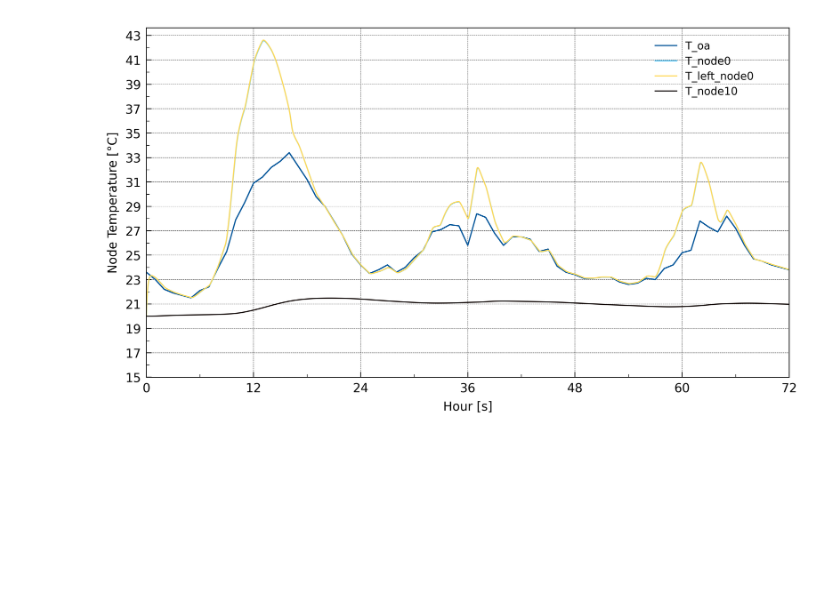
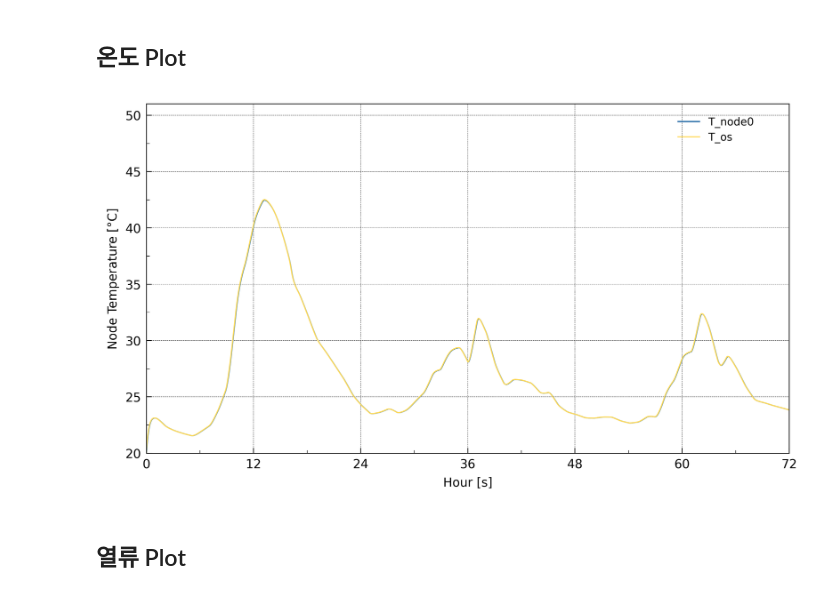
Before and after one commit to binbinbon/CAP_project, a Jupyter notebook: coding/플랏.ipynb, the cells around one changed output. Cells and saved outputs as stored; diff of their text form; code cells hidden in the pictures; blank space fills up the shorter version.

```diff
--- a/coding/플랏.ipynb
+++ b/coding/플랏.ipynb
@@ -111,15 +116,17 @@ T_oa = df_Solar_data.loc[:, 'Temperature']
+# %% [markdown]
+## 온도 Plot
 # %%
 from cProfile import label
 
-def plot(node1, node2, node3, node4, node_count, plot_label):
+def plot(node1, node2, node_count, plot_label):
 
     N = node_count # 노드 개수 (플랏 몇 번 그릴 건지)
 
     # Y_max
-    Y_max = max(node1.max().max(), node2.max().max(), node3.max().max(), node4.max().max()) # 노드 추가하면 맥스 함수 추가해줘야 함
+    Y_max = 50 #max(node1.max().max(), node2.max().max()) # 노드 추가하면 맥스 함수 추가해줘야 함
 
     # Y_min
-    Y_min = 15
+    Y_min = 20
 
     # decimal index 소숫점 제거해주기
     d_idx = 10
@@ -141,9 +148,10 @@ def plot(node1, node2, node3, node4, node_count, plot_label):
         dpi = 600,
         )
 
+
     plot_x = time_list
-    plot_y = [node1, node2, node3, node4] # 노드 바꾸면 추가해야 됨
-    color = ['#01579B','#4FC3F7', '#FFD95A','#180f0d']
+    plot_y = [node1, node2] # 노드 바꾸면 추가해야 됨
+    color = ['#01579B','#FFD95A', '#4FC3F7', '#FFD95A']
     plot_label = plot_label
 
     # tick settings
@@ -154,7 +162,7 @@ def plot(node1, node2, node3, node4, node_count, plot_label):
 
     ymin = [Y_min]*nfigs
     ymax = [Y_max + 1]*nfigs
-    yint = [2]*nfigs
+    yint = [5]*nfigs
     ymar = [0]*nfigs
 
     xlabel = ["Hour [s]"]*nfigs
@@ -220,7 +228,9 @@ def plot(node1, node2, node3, node4, node_count, plot_label):
     fig.tight_layout(pad=0.2, h_pad=0.2)
     plt.subplots_adjust(hspace=0.35, wspace=0.35)
 # %%
-plot(T_oa, T_node0, T_left_node0, T_node10, 4,
-     ("T_oa", "T_node0", "T_left_node0", "T_node10"))
+plot(T_node0, T_left_node0, 2,
+     ("T_node0", "T_os"))
 # %% [output]
-[figure, old version]
+[figure, new version]
+# %% [markdown]
+## 열류 Plot
```
Also changed, not shown: parts of 4 cells of this notebook, 7 other files.
